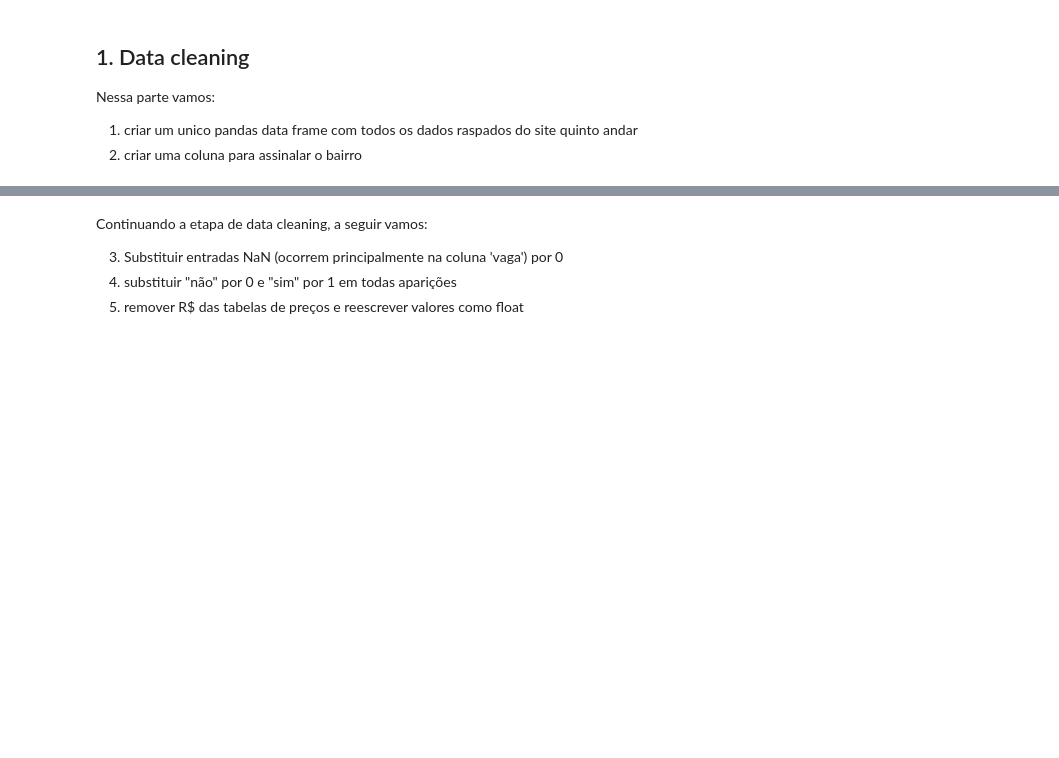
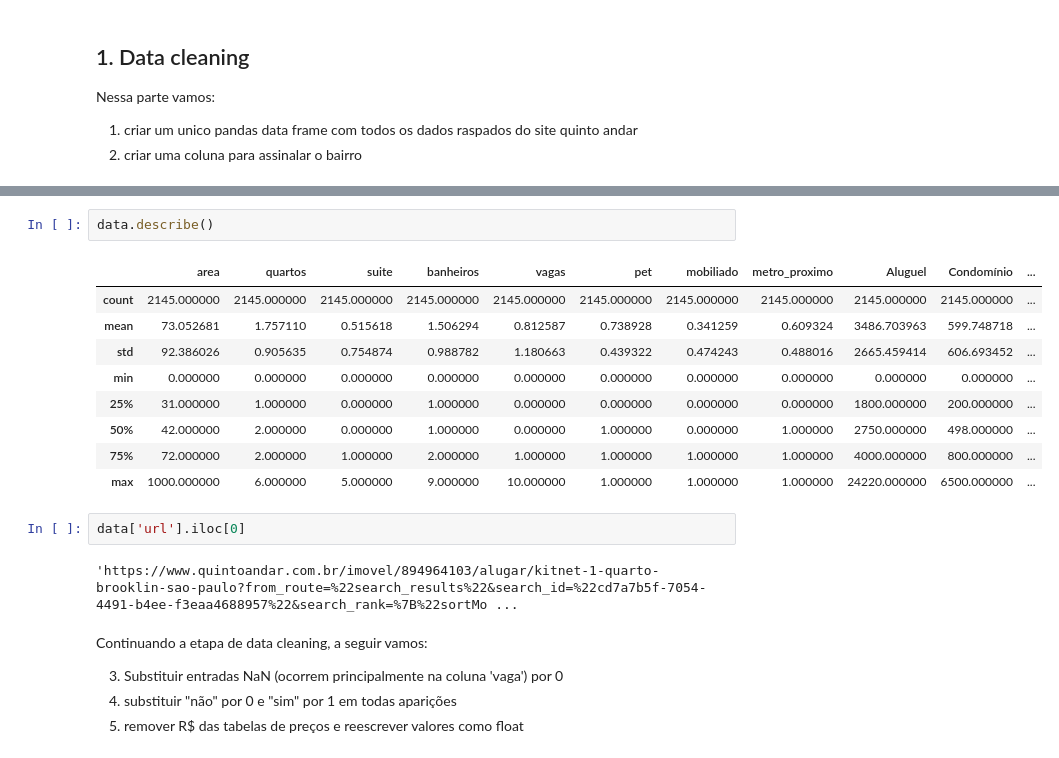
Before and after one commit to devienne/Tech-Challenge-QuintoAndar, a Jupyter notebook: 1_initial_data_analysis.ipynb, the cells around one changed output, grey strips where cells are left out. Saved outputs shown, nothing was run; the diff lists cells and outputs as text; blank space fills up the shorter version.

```diff
--- a/1_initial_data_analysis.ipynb
+++ b/1_initial_data_analysis.ipynb
@@ -55,3 +76,19 @@ Merged shape: (2145, 20)
+# %%
+data.describe()
+# %% [output]
+|  | area | quartos | suite | banheiros | vagas | pet | mobiliado | metro_proximo | Aluguel | Condomínio | ... |
+| count | 2145.000000 | 2145.000000 | 2145.000000 | 2145.000000 | 2145.000000 | 2145.000000 | 2145.000000 | 2145.000000 | 2145.000000 | 2145.000000 | ... |
+| mean | 73.052681 | 1.757110 | 0.515618 | 1.506294 | 0.812587 | 0.738928 | 0.341259 | 0.609324 | 3486.703963 | 599.748718 | ... |
+| std | 92.386026 | 0.905635 | 0.754874 | 0.988782 | 1.180663 | 0.439322 | 0.474243 | 0.488016 | 2665.459414 | 606.693452 | ... |
+| min | 0.000000 | 0.000000 | 0.000000 | 0.000000 | 0.000000 | 0.000000 | 0.000000 | 0.000000 | 0.000000 | 0.000000 | ... |
+| 25% | 31.000000 | 1.000000 | 0.000000 | 1.000000 | 0.000000 | 0.000000 | 0.000000 | 0.000000 | 1800.000000 | 200.000000 | ... |
+| 50% | 42.000000 | 2.000000 | 0.000000 | 1.000000 | 0.000000 | 1.000000 | 0.000000 | 1.000000 | 2750.000000 | 498.000000 | ... |
+| 75% | 72.000000 | 2.000000 | 1.000000 | 2.000000 | 1.000000 | 1.000000 | 1.000000 | 1.000000 | 4000.000000 | 800.000000 | ... |
+| max | 1000.000000 | 6.000000 | 5.000000 | 9.000000 | 10.000000 | 1.000000 | 1.000000 | 1.000000 | 24220.000000 | 6500.000000 | ... |
+# %%
+data['url'].iloc[0]
+# %% [output]
+'https://www.quintoandar.com.br/imovel/894964103/alugar/kitnet-1-quarto-brooklin-sao-paulo?from_route=%22search_results%22&search_id=%22cd7a7b5f-7054-4491-b4ee-f3eaa4688957%22&search_rank=%7B%22sortMo ...
 # %% [markdown]
 Continuando a etapa de data cleaning, a seguir vamos:
 
```
Also changed, not shown: parts of 1 cell of this notebook, 2 other files.
